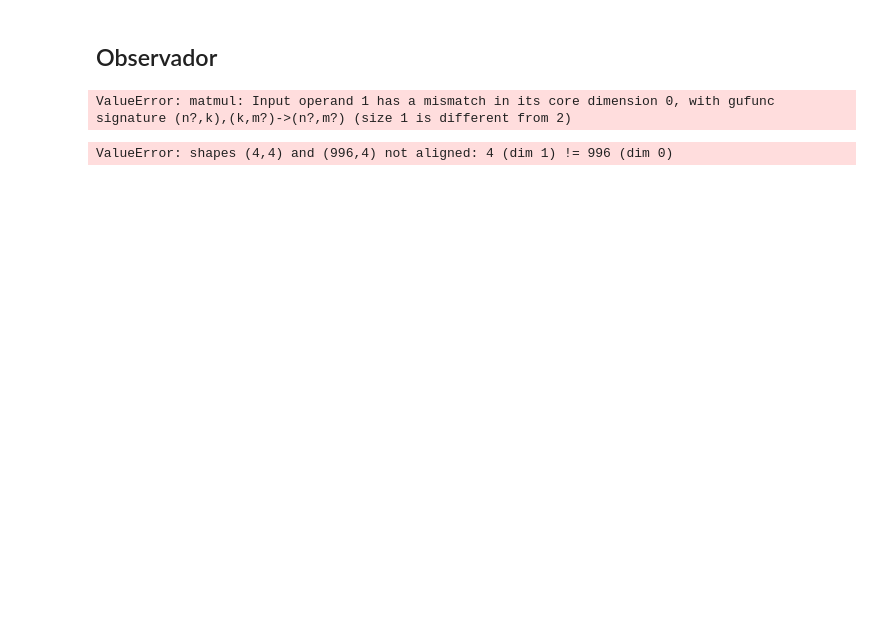
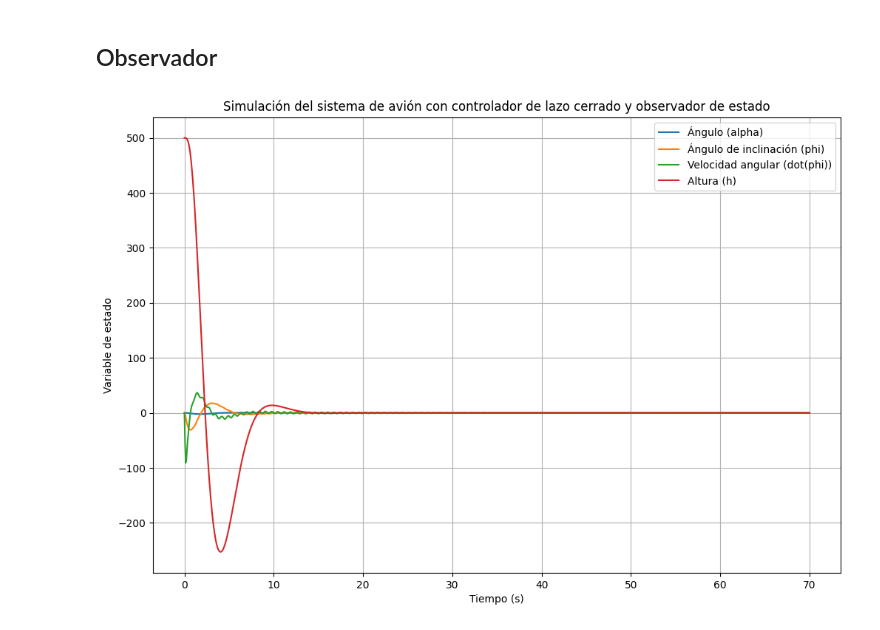
Before and after one commit to mateooD/SCII_TPs, a Jupyter notebook: Actividad_2/2_avion.ipynb, the cells around one changed output. Saved outputs shown, nothing was run; the diff lists cells and outputs as text; code cells hidden in the pictures; blank space fills up the shorter version.

```diff
--- a/Actividad_2/2_avion.ipynb
+++ b/Actividad_2/2_avion.ipynb
@@ -168,56 +168,36 @@ def system_with_observer(x, t):
     x_real = x[:4]  # Estados reales del sistema
     r = reference(t)
 
-    u = -K @ x_hat + G * r  # Controlador basado en las estimaciones
+    u = -K @ x_hat  # Controlador basado en las estimaciones
 
     dx_real = A @ x_real + B @ u  # Dinámica del sistema real
     y = C @ x_real  # Salidas medidas del sistema real
 
     dx_hat = (A - Ko @ C) @ x_hat+ B @ u + Ko @ y  # Dinámica del observador
 
     dxdt = np.hstack((dx_real, dx_hat))  # Combinar dinámicas para odeint
     return dxdt
 
 # Condiciones iniciales y tiempo de simulación
 x0_real = np.array([0, 0, 0, 500])  # Condiciones iniciales reales
 x0_hat = np.array([0, 0, 0, 0])  # Estimaciones iniciales (observador)
 x0 = np.hstack((x0_real, x0_hat))  # Condiciones iniciales combinadas
 t = np.linspace(0, 70, 1000)  # Tiempo de simulación
 
 # Integrar el sistema de ecuaciones diferenciales utilizando odeint
 x = odeint(system_with_observer, x0, t)
 
 # Gráficos de las variables de estado
 plt.figure(figsize=(12, 8))
 plt.plot(t, x[:, 0], label='Ángulo (alpha)')
 plt.plot(t, x[:, 1], label='Ángulo de inclinación (phi)')
 plt.plot(t, x[:, 2], label='Velocidad angular (dot(phi))')
 plt.plot(t, x[:, 3], label='Altura (h)')
 plt.xlabel('Tiempo (s)')
 plt.ylabel('Variable de estado')
 plt.title('Simulación del sistema de avión con controlador de lazo cerrado y observador de estado')
 plt.legend()
 plt.grid(True)
 plt.show()
 # %% [output]
-ValueError: matmul: Input operand 1 has a mismatch in its core dimension 0, with gufunc signature (n?,k),(k,m?)->(n?,m?) (size 1 is different from 2)
+[figure, added]
-# %%
-ko = np.matrix([[0.0100094127, 0.00355753069, -0.0116816835, 1.73574513],
-                [0.000120287644, 0.0524230437, -0.00361958423, 0.00355753069]])
-
-Ko=np.transpose(ko)
-
-x_hat = x[4:]
-
-# Definir la matriz C
-C = np.matrix([[0, 0, 0, 1],
-               [0, 1, 0, 0]])
-
-# Realizar la multiplicación de matrices
-result = Ko * C
-result2 = A-result
-result3 = result2 * x_hat
-# Verificar las dimensiones del resultado
-print("Dimensiones del resultado:", result2)
-# %% [output]
-ValueError: shapes (4,4) and (996,4) not aligned: 4 (dim 1) != 996 (dim 0)
```
Also changed, not shown: parts of 5 cells of this notebook, 1 other file.
